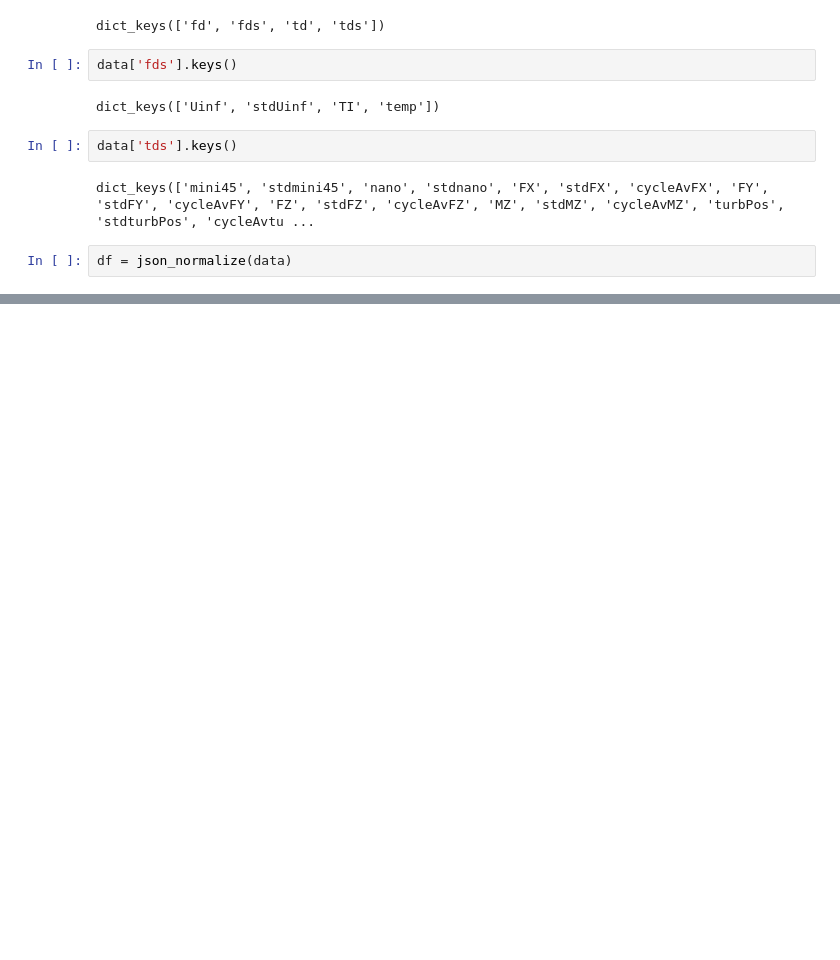
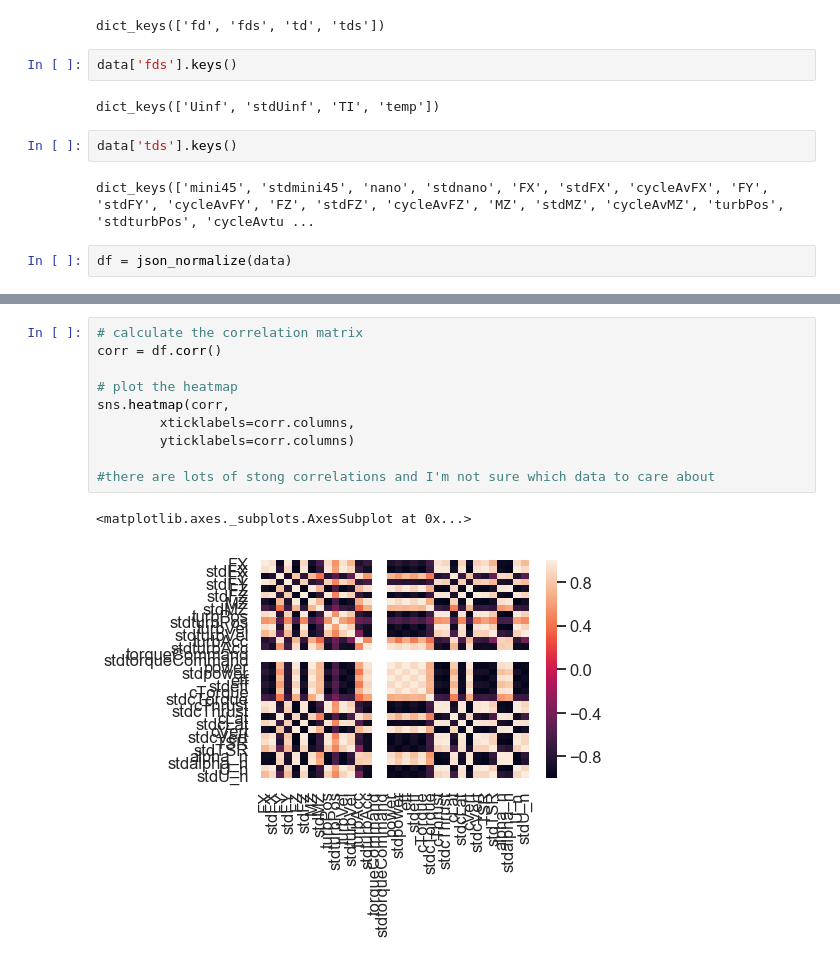
Before and after one commit to rbreitz/Wind_Turbine_Predictions, a Jupyter notebook: Predicting_Fluid_Torque.ipynb, the cells around one changed output, grey strips where cells are left out. Drawn from its saved outputs; the diff is of its cells as text; blank space fills up the shorter version.

Commit message:
Added Correlation Matrix

```diff
--- a/Predicting_Fluid_Torque.ipynb
+++ b/Predicting_Fluid_Torque.ipynb
@@ -340,0 +343,13 @@ df.head()
+# %%
+# calculate the correlation matrix
+corr = df.corr()
+
+# plot the heatmap
+sns.heatmap(corr,
+        xticklabels=corr.columns,
+        yticklabels=corr.columns)
+
+#there are lots of stong correlations and I'm not sure which data to care about
+# %% [output]
+<matplotlib.axes._subplots.AxesSubplot at 0x...>
+[figure, added]
```
Also changed, not shown: parts of 3 cells of this notebook.
